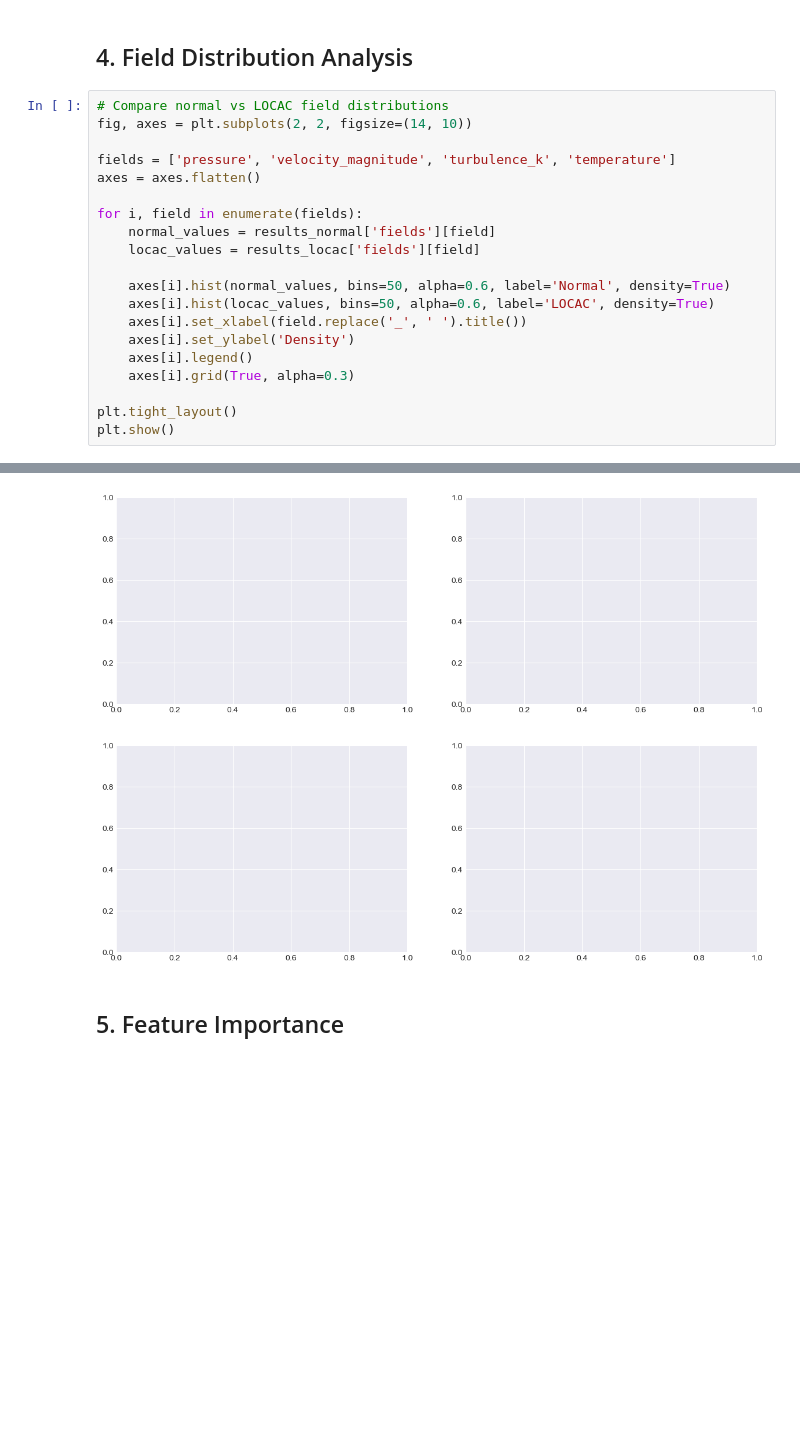
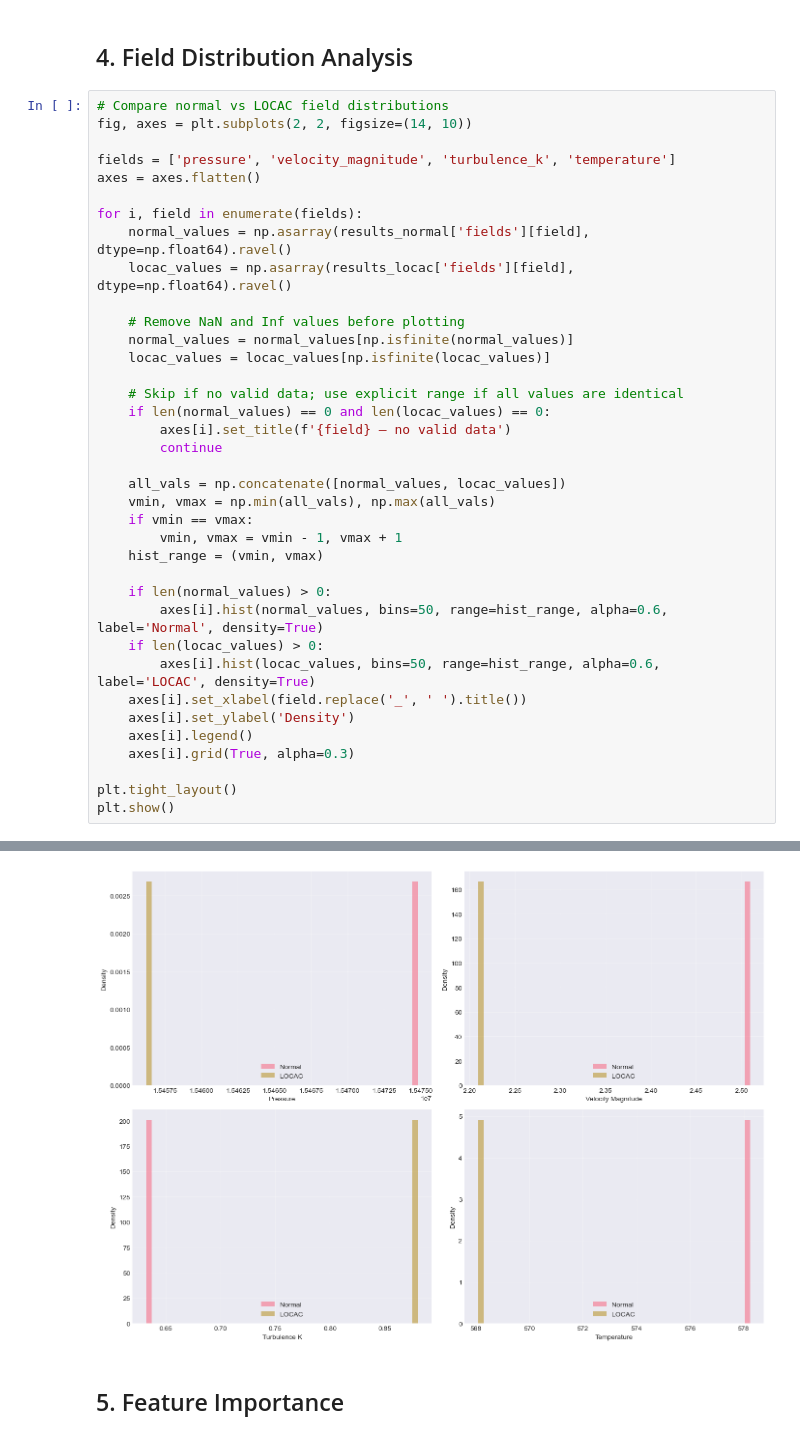
Before and after one commit to Punyansh26/Digital-Twin-for-NPP-Cold-Leg-LOCAC-detection, a Jupyter notebook: notebooks/analysis.ipynb, the cells around one changed output, grey strips where cells are left out. Drawn from its saved outputs; the diff is of its cells as text; blank space fills up the shorter version.

```diff
--- a/notebooks/analysis.ipynb
+++ b/notebooks/analysis.ipynb
@@ -138,11 +138,28 @@ fields = ['pressure', 'velocity_magnitude', 'turbulence_k', 'temperature']
 axes = axes.flatten()
 
 for i, field in enumerate(fields):
-    normal_values = results_normal['fields'][field]
-    locac_values = results_locac['fields'][field]
+    normal_values = np.asarray(results_normal['fields'][field], dtype=np.float64).ravel()
+    locac_values = np.asarray(results_locac['fields'][field], dtype=np.float64).ravel()
 
-    axes[i].hist(normal_values, bins=50, alpha=0.6, label='Normal', density=True)
-    axes[i].hist(locac_values, bins=50, alpha=0.6, label='LOCAC', density=True)
+    # Remove NaN and Inf values before plotting
+    normal_values = normal_values[np.isfinite(normal_values)]
+    locac_values = locac_values[np.isfinite(locac_values)]
+
+    # Skip if no valid data; use explicit range if all values are identical
+    if len(normal_values) == 0 and len(locac_values) == 0:
+        axes[i].set_title(f'{field} — no valid data')
+        continue
+
+    all_vals = np.concatenate([normal_values, locac_values])
+    vmin, vmax = np.min(all_vals), np.max(all_vals)
+    if vmin == vmax:
+        vmin, vmax = vmin - 1, vmax + 1
+    hist_range = (vmin, vmax)
+
+    if len(normal_values) > 0:
+        axes[i].hist(normal_values, bins=50, range=hist_range, alpha=0.6, label='Normal', density=True)
+    if len(locac_values) > 0:
+        axes[i].hist(locac_values, bins=50, range=hist_range, alpha=0.6, label='LOCAC', density=True)
     axes[i].set_xlabel(field.replace('_', ' ').title())
     axes[i].set_ylabel('Density')
     axes[i].legend()
@@ -155,4 +171,4 @@ IndexError: index -9223372036854775808 is out of bounds for axis 0 with size 51
-[figure, old version]
+[figure, new version]
 # %% [markdown]
 ## 5. Feature Importance
 # %%
```
Also changed, not shown: parts of 6 cells of this notebook, 1 other file.
